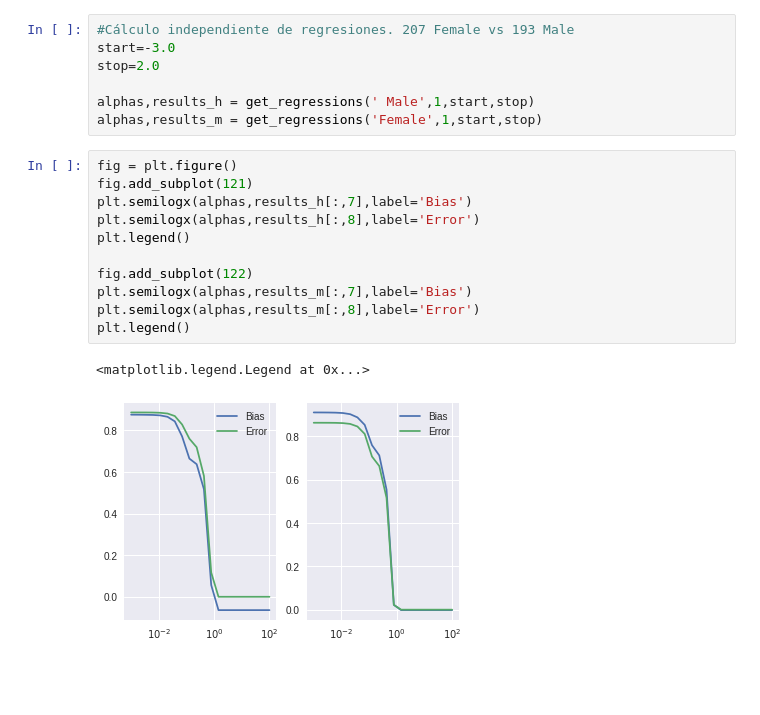
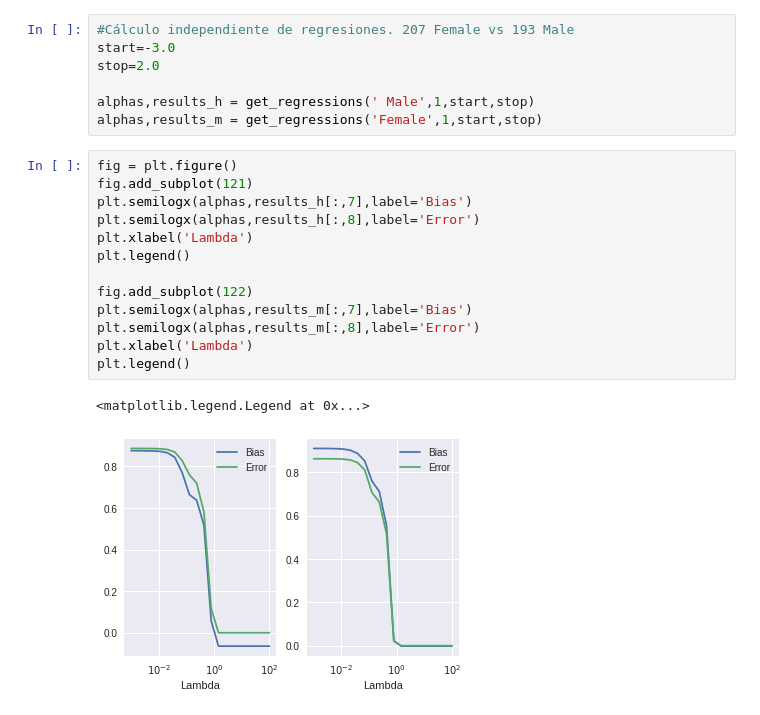
Before and after one commit to canrilo/CamiloRivera_MCA, a Jupyter notebook: week11/LASSO-7-04.ipynb, the cells around one changed output. Cells and saved outputs as stored; diff of their text form; blank space fills up the shorter version.

```diff
--- a/week11/LASSO-7-04.ipynb
+++ b/week11/LASSO-7-04.ipynb
@@ -54,14 +56,16 @@ alphas,results_m = get_regressions('Female',1,start,stop)
 # %%
 fig = plt.figure()
 fig.add_subplot(121)
 plt.semilogx(alphas,results_h[:,7],label='Bias')
 plt.semilogx(alphas,results_h[:,8],label='Error')
+plt.xlabel('Lambda')
 plt.legend()
 
 fig.add_subplot(122)
 plt.semilogx(alphas,results_m[:,7],label='Bias')
 plt.semilogx(alphas,results_m[:,8],label='Error')
+plt.xlabel('Lambda')
 plt.legend()
 # %% [output]
 <matplotlib.legend.Legend at 0x...>
-[figure, old version]
+[figure, new version]
```
Also changed, not shown: parts of 7 cells of this notebook, 3 other files.
